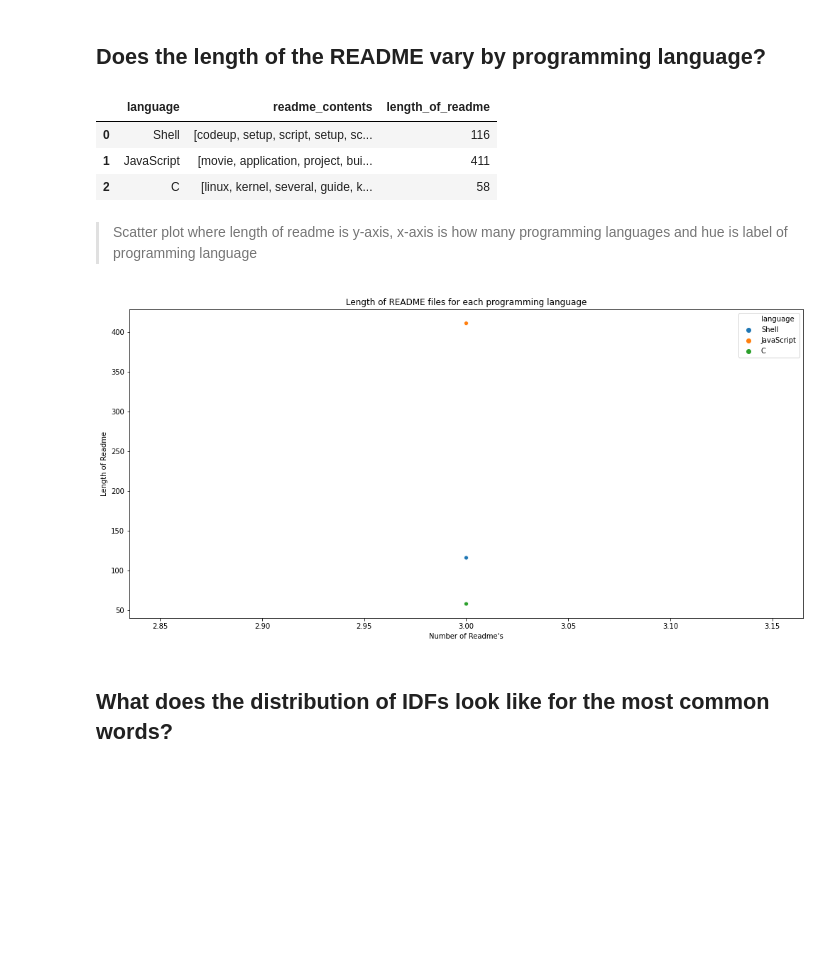
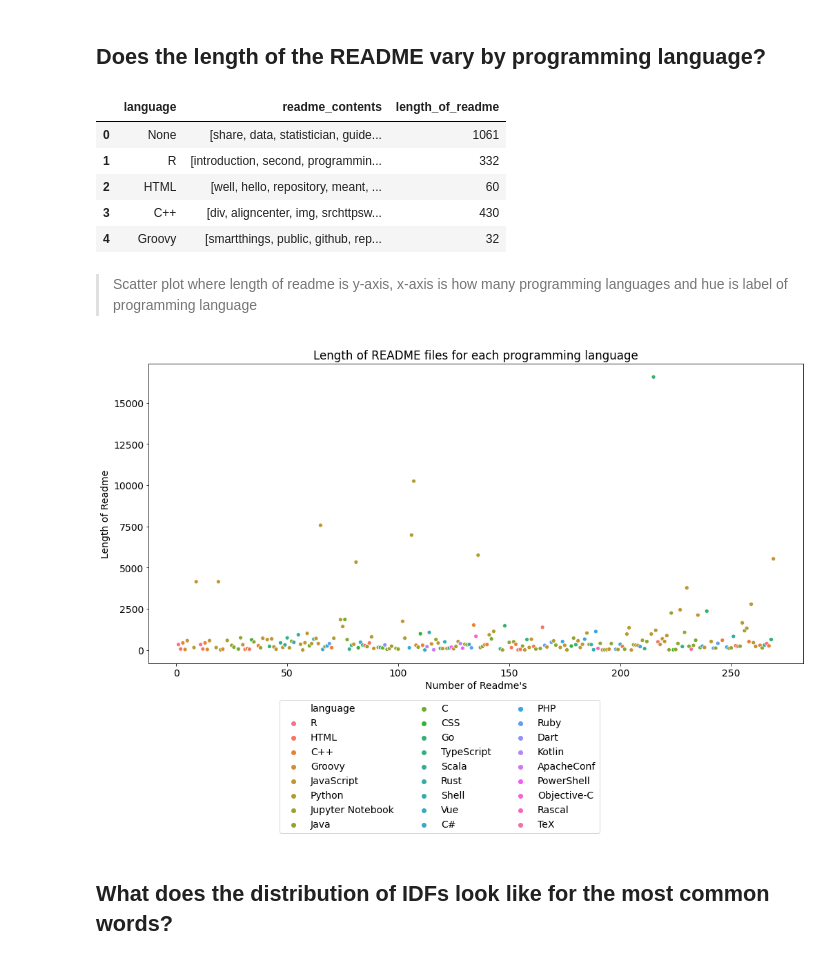
Before and after one commit to cobb-jiang-hartman-npl-project/github-repository-project, a Jupyter notebook: Jeremys_Repo/notes.ipynb, the cells around one changed output. Drawn from its saved outputs; the diff is of its cells as text; code cells hidden in the pictures; blank space fills up the shorter version.

```diff
--- a/Jeremys_Repo/notes.ipynb
+++ b/Jeremys_Repo/notes.ipynb
@@ -36,4 +35,4 @@ The autoreload extension is already loaded. To reload it, use:
 # %%
 plt.rc('figure', figsize=(16,8))
 plt.rc('font', size=14)
-plt.style.use('seaborn-darkgrid')
+sns.set_palette('pastel')
@@ -44,3 +39,5 @@ df = pd.DataFrame(df)
+# %%
+df = prepare.wrangle_readme_data()
 # %%
 df.info()
 # %% [output]
@@ -170,24 +197,30 @@ df2['length_of_readme'] = df2.readme_contents.apply(len)
 df2.head()
 # %% [output]
 |  | language | readme_contents | length_of_readme |
-| 0 | Shell | [codeup, setup, script, setup, sc... | 116 |
-| 1 | JavaScript | [movie, application, project, bui... | 411 |
-| 2 | C | [linux, kernel, several, guide, k... | 58 |
+| 0 | None | [share, data, statistician, guide... | 1061 |
+| 1 | R | [introduction, second, programmin... | 332 |
+| 2 | HTML | [well, hello, repository, meant, ... | 60 |
+| 3 | C++ | [div, aligncenter, img, srchttpsw... | 430 |
+| 4 | Groovy | [smartthings, public, github, rep... | 32 |
 # %% [markdown]
 > Scatter plot where length of readme is y-axis, x-axis is how many programming languages and hue is label of programming language
 # %%
 plt.figure(figsize=(17,8))
 plt.title('Length of README files for each programming language')
 x
-x = df2.language.count()
+x = df2.index
 y = df2.length_of_readme
 hue = df2.language
 sns.scatterplot(data=df_lang_count, x=x, y=y, hue=hue)
 plt.ylabel('Length of Readme')
 plt.xlabel('Number of Readme\'s')
+
+# Put the legend out of the figure
+plt.legend(bbox_to_anchor=(0.2, -0.12), loc=2, borderaxespad=0., ncol=3)
+
 plt.show()
 # %% [output]
-[figure, old version]
+[figure, new version]
 # %% [markdown]
 ## What does the distribution of IDFs look like for the most common words?
 # %%
```
Also changed, not shown: parts of 16 cells of this notebook, 4 other files.
